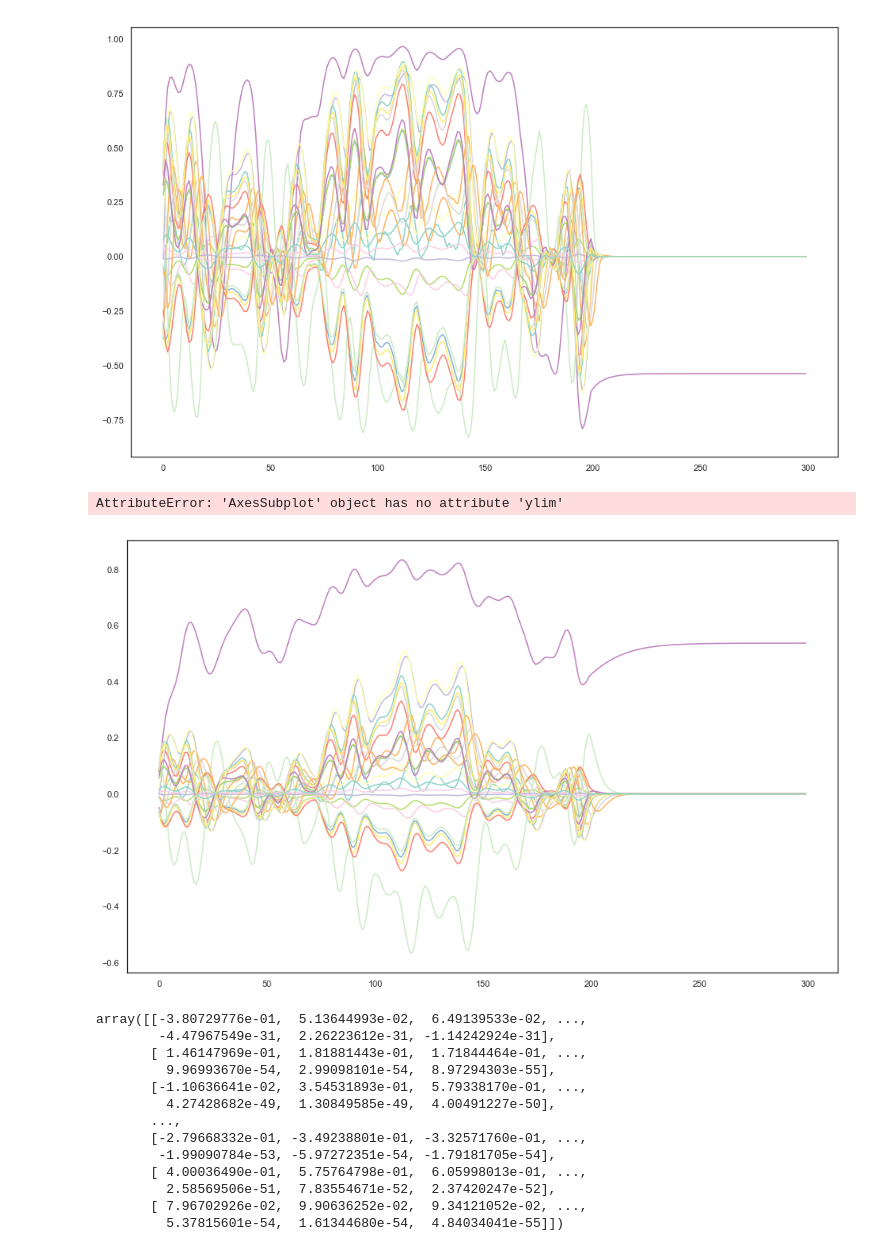
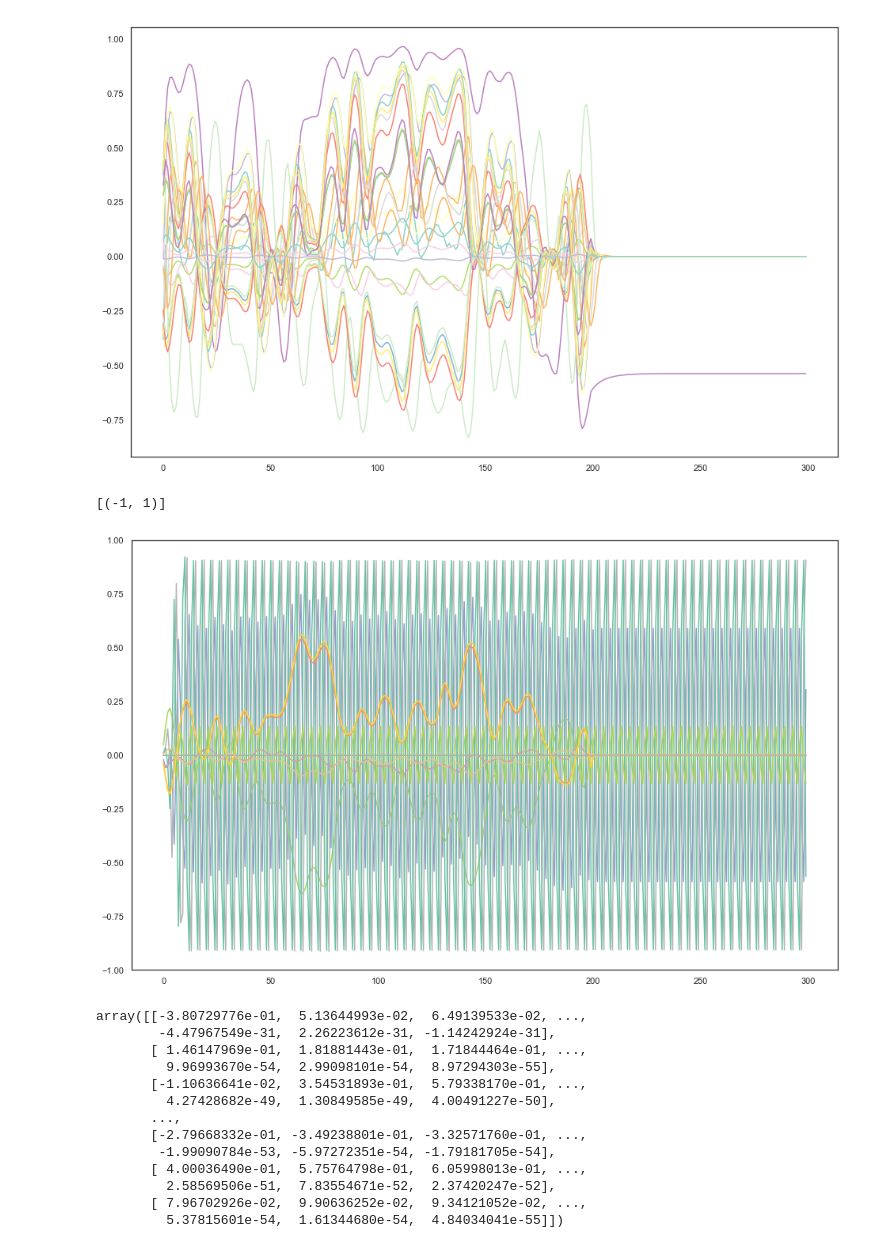
Before and after one commit to jamiecwebber/MusicMotionHack, a Jupyter notebook: Demo.ipynb, the cells around one changed output. Saved outputs shown, nothing was run; the diff lists cells and outputs as text; code cells hidden in the pictures.

```diff
--- a/Demo.ipynb
+++ b/Demo.ipynb
@@ -91,25 +91,26 @@ for j in range(100):
 # %%
 #  df = pd.DataFrame(dict(time=np.arange(25),
 #                          value=np.array(output[])))
-esn = SimpleESN(n_readout=25, n_components=25, n_inputs=1, input_gain=1, input_sparcity=1, damping=0.4, random_state=95326, weight_scaling=1.15, sparcity=0.05)
+esn = SimpleESN(n_readout=16, n_components=16, n_inputs=2, input_gain=3, input_sparcity=0.3, damping=0.8, random_state=95328, weight_scaling=3, sparcity=0.0685)
 
 fig = plt.gcf()
 fig.set_size_inches(16,10)
 
 output = []
 for i in range(200):
-    step=[y[400000+i]]
+    step=[y[400000+i],y[500000+i]]
 
     output.append(esn.step(step))
 
 
 for j in range(100):
-    output.append(esn.step([0]))
+    output.append(esn.step([0,0]))
 
 plot = sns.lineplot(data=np.array(output),dashes=False, legend=False)
+plot.set(ylim=(-1,1))
 # %% [output]
-AttributeError: 'AxesSubplot' object has no attribute 'ylim'
+[(-1, 1)]
-[figure, old version]
+[figure, new version]
 # %%
 
 plot.get_figure().savefig('output.png')
```
Also changed, not shown: parts of 2 cells of this notebook, 3 other files.
